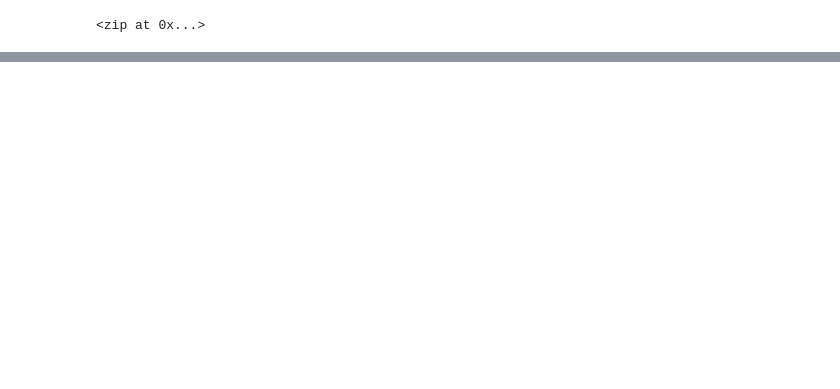
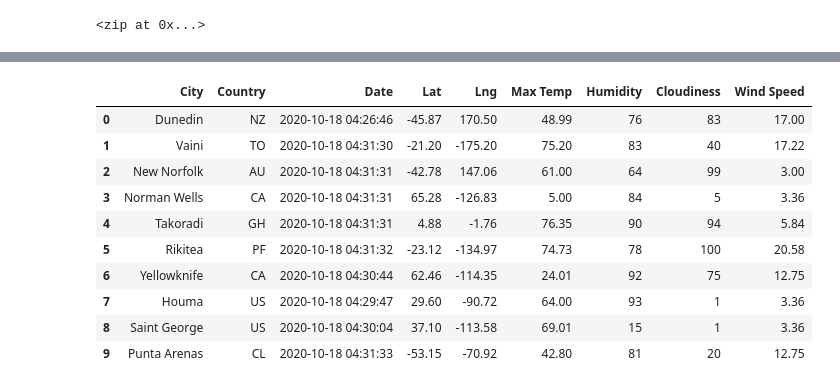
Before and after one commit to Yunaka1269/World_Weather_Analysis, a Jupyter notebook: WeatherPy.ipynb, the cells around one changed output, grey strips where cells are left out. Drawn from its saved outputs; the diff is of its cells as text; code cells hidden in the pictures; blank space fills up the shorter version.

```diff
--- a/WeatherPy.ipynb
+++ b/WeatherPy.ipynb
@@ -48,0 +62,4 @@ len(cities)
+# %%
+# Starting URL for Weather Map API Call.
+url = "http://api.openweathermap.org/data/2.5/weather?units=Imperial&APPID=" + weather_api_key
+print(url)
@@ -48,0 +255,17 @@ len(cities)
+# %%
+new_column_order=["City","Country","Date","Lat","Lng","Max Temp","Humidity","Cloudiness","Wind Speed"]
+city_data_df=city_data_df[new_column_order]
+# %%
+city_data_df.head(10)
+# %% [output]
+|  | City | Country | Date | Lat | Lng | Max Temp | Humidity | Cloudiness | Wind Speed |
+| 0 | Dunedin | NZ | 2020-10-18 04:26:46 | -45.87 | 170.50 | 48.99 | 76 | 83 | 17.00 |
+| 1 | Vaini | TO | 2020-10-18 04:31:30 | -21.20 | -175.20 | 75.20 | 83 | 40 | 17.22 |
+| 2 | New Norfolk | AU | 2020-10-18 04:31:31 | -42.78 | 147.06 | 61.00 | 64 | 99 | 3.00 |
+| 3 | Norman Wells | CA | 2020-10-18 04:31:31 | 65.28 | -126.83 | 5.00 | 84 | 5 | 3.36 |
+| 4 | Takoradi | GH | 2020-10-18 04:31:31 | 4.88 | -1.76 | 76.35 | 90 | 94 | 5.84 |
+| 5 | Rikitea | PF | 2020-10-18 04:31:32 | -23.12 | -134.97 | 74.73 | 78 | 100 | 20.58 |
+| 6 | Yellowknife | CA | 2020-10-18 04:30:44 | 62.46 | -114.35 | 24.01 | 92 | 75 | 12.75 |
+| 7 | Houma | US | 2020-10-18 04:29:47 | 29.60 | -90.72 | 64.00 | 93 | 1 | 3.36 |
+| 8 | Saint George | US | 2020-10-18 04:30:04 | 37.10 | -113.58 | 69.01 | 15 | 1 | 3.36 |
+| 9 | Punta Arenas | CL | 2020-10-18 04:31:33 | -53.15 | -70.92 | 42.80 | 81 | 20 | 12.75 |
```
Also changed, not shown: parts of 13 cells of this notebook, 4 other files.
